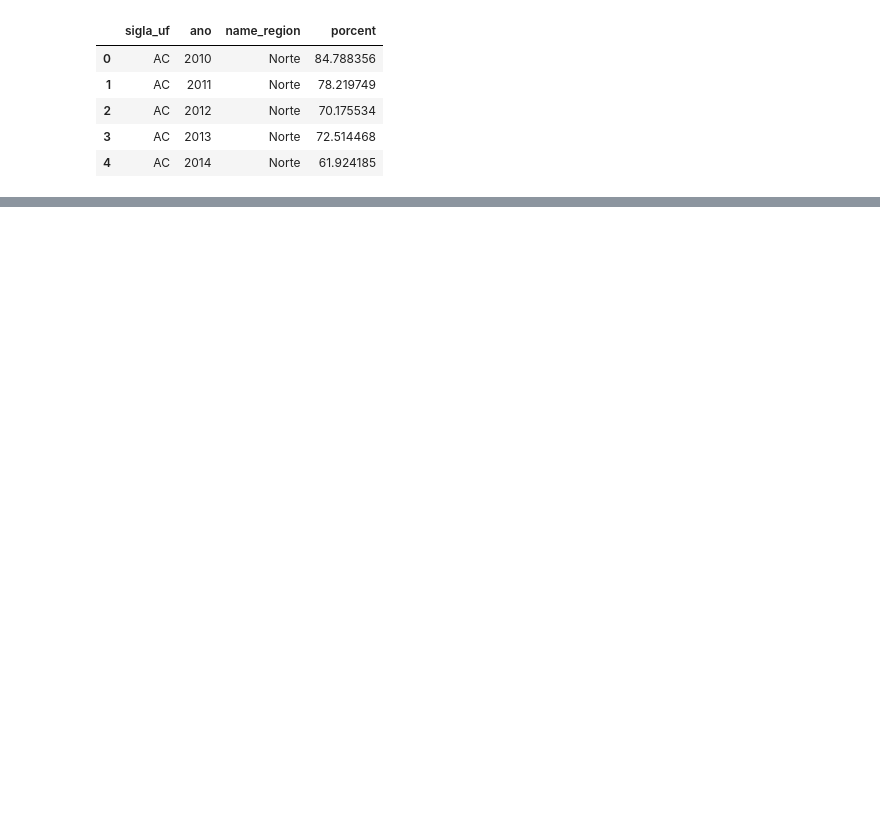
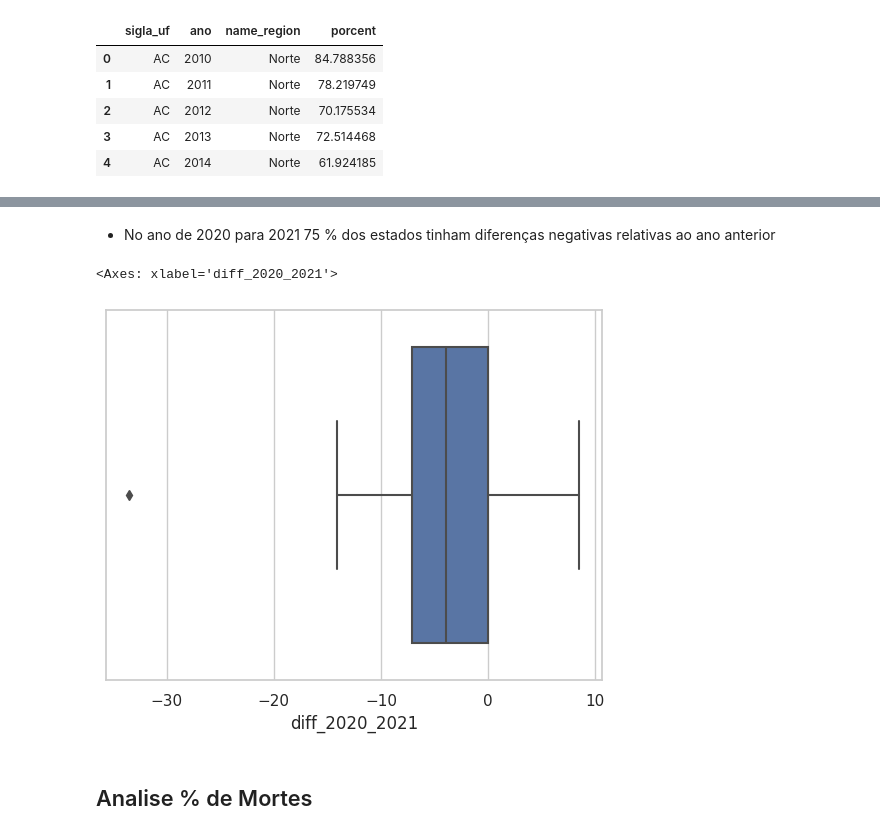
Before and after one commit to CyberBantu/Analise-de-Cobertura-Vacinal, a Jupyter notebook: Analise_Cobertura_Vacinal.ipynb, the cells around one changed output, grey strips where cells are left out. Saved outputs shown, nothing was run; the diff lists cells and outputs as text; code cells hidden in the pictures; blank space fills up the shorter version.

```diff
--- a/Analise_Cobertura_Vacinal.ipynb
+++ b/Analise_Cobertura_Vacinal.ipynb
@@ -421,0 +481,9 @@ df_diff_reset
+# %% [markdown]
+* No ano de 2020 para 2021 75 % dos estados tinham diferenças negativas relativas ao ano anterior
+# %%
+sns.boxplot(data = df_diff, x = 'diff_2020_2021')
+# %% [output]
+<Axes: xlabel='diff_2020_2021'>
+[figure, added]
+# %% [markdown]
+## Analise % de Mortes
```
Also changed, not shown: parts of 5 cells of this notebook.
